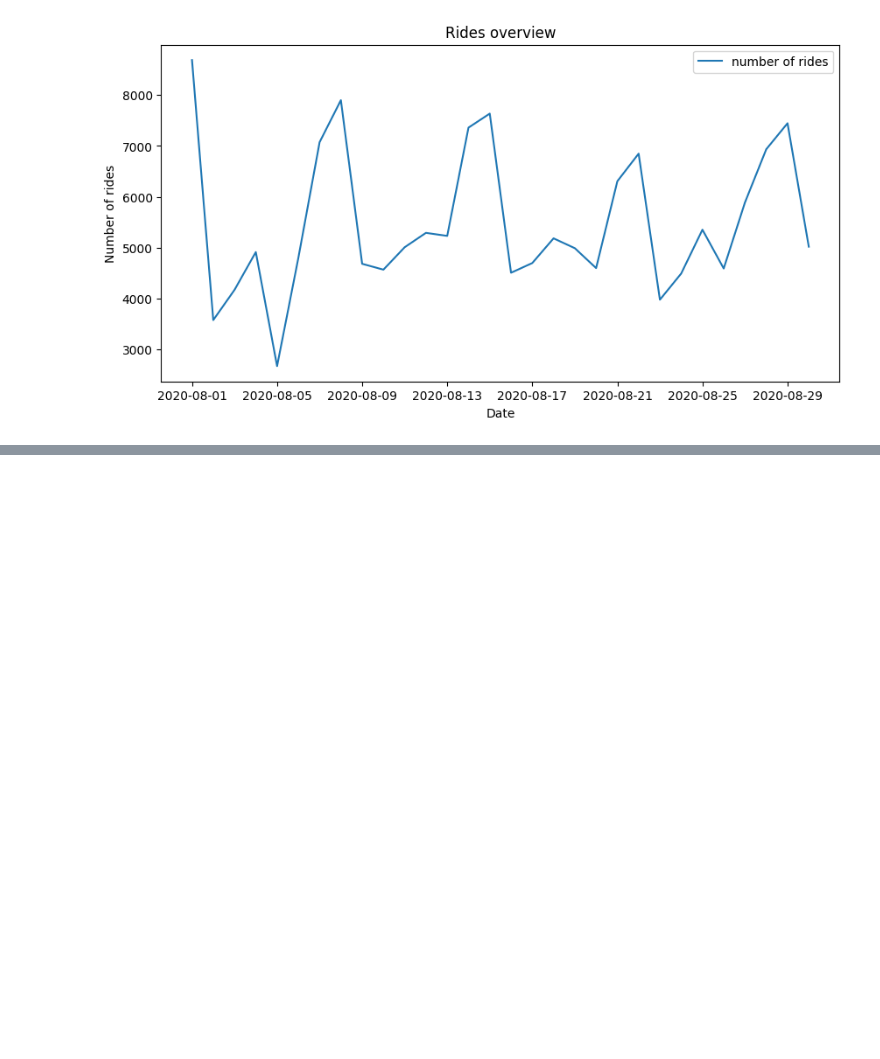
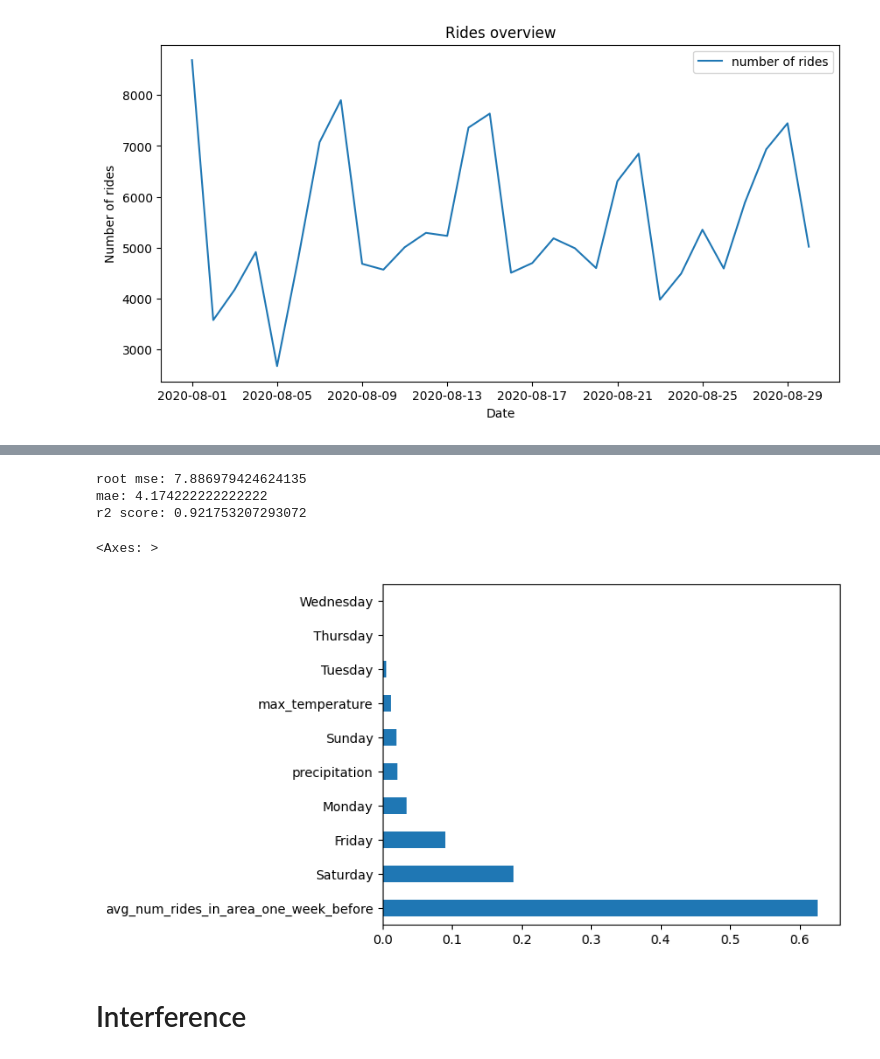
Before and after one commit to logro003/demand-fc, a Jupyter notebook: demand_forecasting/testing_code.ipynb, the cells around one changed output, grey strips where cells are left out. Saved outputs shown, nothing was run; the diff lists cells and outputs as text; code cells hidden in the pictures; blank space fills up the shorter version.

Commit message:
training xgboost model

```diff
--- a/demand_forecasting/testing_code.ipynb
+++ b/demand_forecasting/testing_code.ipynb
@@ -233,0 +209,75 @@ hej.sort_values(by=['h3index_small', 'start_date']).reset_index().drop(columns='
+# %%
+# Hyper parameter tuning with cross validation
+X = training_df.drop(columns='num_of_rides')
+y = training_df[['num_of_rides']]
+
+max_depths = [2, 3, 4, 5, 6]
+learning_rates = [0.01, 0.05, 0.10, 0.15]
+n_estimators = [50, 100, 200, 300, 400]
+
+result = []
+for max_depth in max_depths:
+    for learning_rate in learning_rates:
+        for n_estimator in n_estimators:
+            # Defining the model
+            xgb_model = xgb.XGBRegressor(max_depth=max_depth, learning_rate=learning_rate, n_estimators=n_estimator, objective='reg:squarederror',  booster='gbtree')
+
+            # define model evaluation method
+            cv = RepeatedKFold(n_splits=10, n_repeats=3, random_state=1)
+            scores = cross_val_score(xgb_model, X, y, cv=cv, n_jobs=-1)
+            mean_score = scores.mean()
+            result.append([max_depth, learning_rate, n_estimator, mean_score])
+
+
+hyper_parameter_result_df = pd.DataFrame(result, columns=['max_depth', 'learning_rate', 'n_estimator', 'mean_r2_score'])
+
+# Extracting the best combination of hyper parameters and their values
+max_row = hyper_parameter_result_df.loc[hyper_parameter_result_df['mean_r2_score'].idxmax()]
+best_depth = int(max_row['max_depth'])
+best_learning_rate = float(max_row['learning_rate'])
+best_n_estimators = int(max_row['n_estimator'])
+# %%
+# Fitting the model with the best hyper parameters
+xgb_best_model = xgb.XGBRegressor(max_depth=best_depth,
+                                    learning_rate=best_learning_rate,
+                                    n_estimators=best_n_estimators,
+                                    objective='reg:squarederror',
+                                    booster='gbtree')
+
+# Fitting the model on training data
+model = xgb_best_model.fit(X, y)
+# %%
+# Evaluating final model on evaluation data
+X_evaluation = evaluation_df.drop(columns='num_of_rides')
+
+# using the trained model to predict values for test data
+prediction = model.predict(X_evaluation)
+y_true = evaluation_df[['num_of_rides']]
+
+# Creating evaluation dataframe
+test_evaulation_df = y_true.copy()
+test_evaulation_df['prediction'] = prediction
+
+# forcing negative predictions to be 0
+test_evaulation_df['prediction'] = test_evaulation_df.prediction.map(lambda x: 0 if x < 0 else x)
+test_evaulation_df['prediction_int'] = round(test_evaulation_df.prediction, 0)
+
+root_mse = mean_squared_error(test_evaulation_df.num_of_rides, test_evaulation_df.prediction_int, squared=False)
+mae = mean_absolute_error(test_evaulation_df.num_of_rides, test_evaulation_df.prediction_int)
+r2 = r2_score(test_evaulation_df.num_of_rides, test_evaulation_df.prediction_int)
+
+print('root mse:', root_mse)
+print('mae:', mae)
+print('r2 score:', r2)
+# %% [output]
+root mse: 7.886979424624135
+mae: 4.174222222222222
+r2 score: 0.921753207293072
+# %%
+feature_importances = pd.Series(model.feature_importances_, index=predictors)
+feature_importances.nlargest(10).plot(kind='barh')
+# %% [output]
+<Axes: >
+[figure, added]
+# %% [markdown]
+# Interference
```
Also changed, not shown: parts of 26 cells of this notebook, 5 other files.
